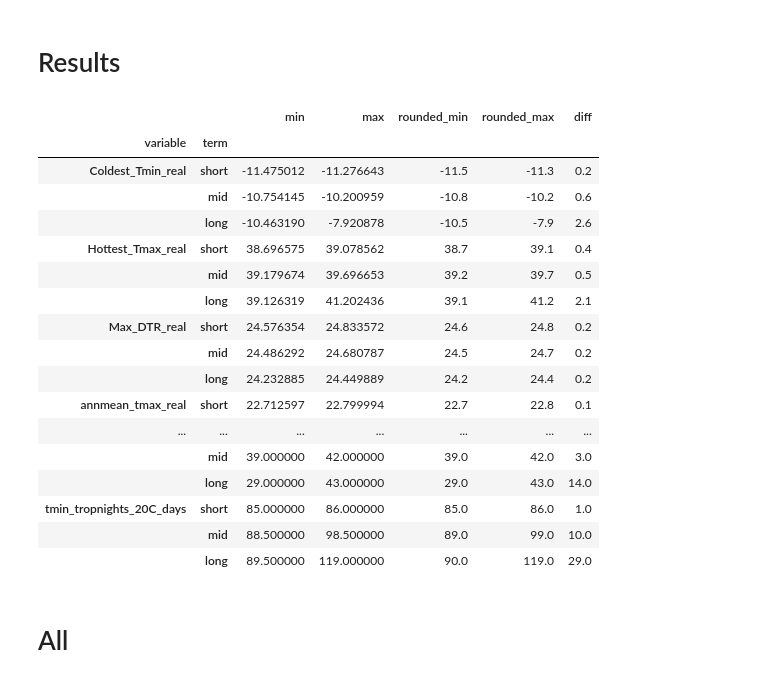
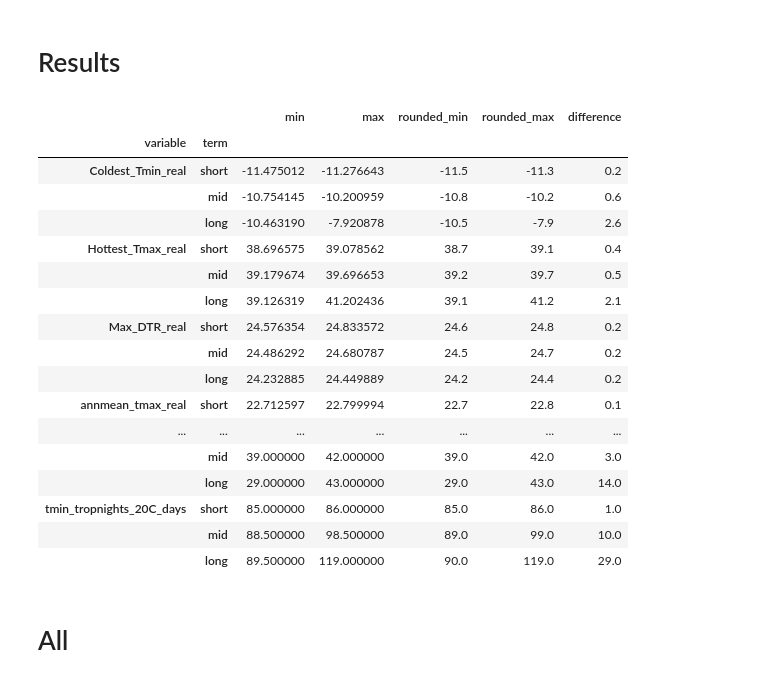
Before and after one commit to eugpoon/casi, a Jupyter notebook: center_casi_projections.ipynb, the cells around one changed output. Drawn from its saved outputs; the diff is of its cells as text; code cells hidden in the pictures.

```diff
--- a/center_casi_projections.ipynb
+++ b/center_casi_projections.ipynb
@@ -45,21 +50,24 @@ ssp = ['ssp126', 'ssp245', 'ssp370'] # scenarios to use
 # File name convention: variable.ssp###.CENTER.csv
 
 # NASA Centers
-centers = ['AMES', 'GSFC', 'JPL', 'KSC', 'MSFC', 'MAF', 'GISS',
-           'LARC', 'SSC', 'GRC', 'WFF', 'JSC', 'WSTF', 'AFRC']
+centers = sorted(['AMES', 'GSFC', 'JPL', 'KSC', 'MSFC', 'MAF', 'GISS',
+                  'LARC', 'SSC', 'GRC', 'WFF', 'JSC', 'WSTF', 'AFRC'])
 
 # Check if the provided center is valid
 if center not in centers:
     raise ValueError(f'{center} not in {centers}')
 
 # Variable unit: number of DAYS when... assume others are celsius
-day_unit = ['days', 'tropnights']
+day_unit = ['days', 'tropnights', 'FWI']
 
 # Time periods: 10 years before+after a decade
 time_periods = {'short': (2020, 2049),  # 2030's: 2020-2029, 2030-2039, 2040-2049
                 'mid':   (2040, 2069),  # 2050's: 2040-2049, 2050-2059, 2060-2069
                 'long':  (2070, 2099),  # 2080's: 2070-2079, 2080-2089, 2090-2099
                 }
+
+old_filename_conv = ['FWI'] # variable_center_ssp.csv
+# filename.split('_')
 # %% [markdown]
 # Get Files/Data
 # %%
@@ -272,9 +286,11 @@ df.groupby('variable').min()
 # %% [markdown]
 # Results
 # %%
+pd.set_option('display.max_rows', None)
+
 display(results)
 # %% [output]
-|  |  | min | max | rounded_min | rounded_max | diff |
+|  |  | min | max | rounded_min | rounded_max | difference |
 | variable | term |  |  |  |  |  |
 | Coldest_Tmin_real | short | -11.475012 | -11.276643 | -11.5 | -11.3 | 0.2 |
 |  | mid | -10.754145 | -10.200959 | -10.8 | -10.2 | 0.6 |
```
Also changed, not shown: parts of 7 cells of this notebook.
